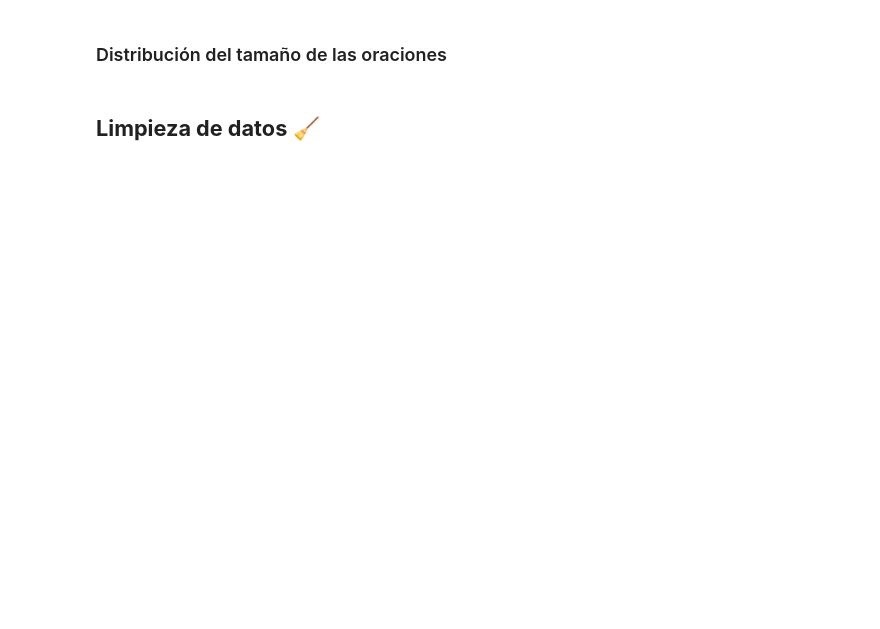
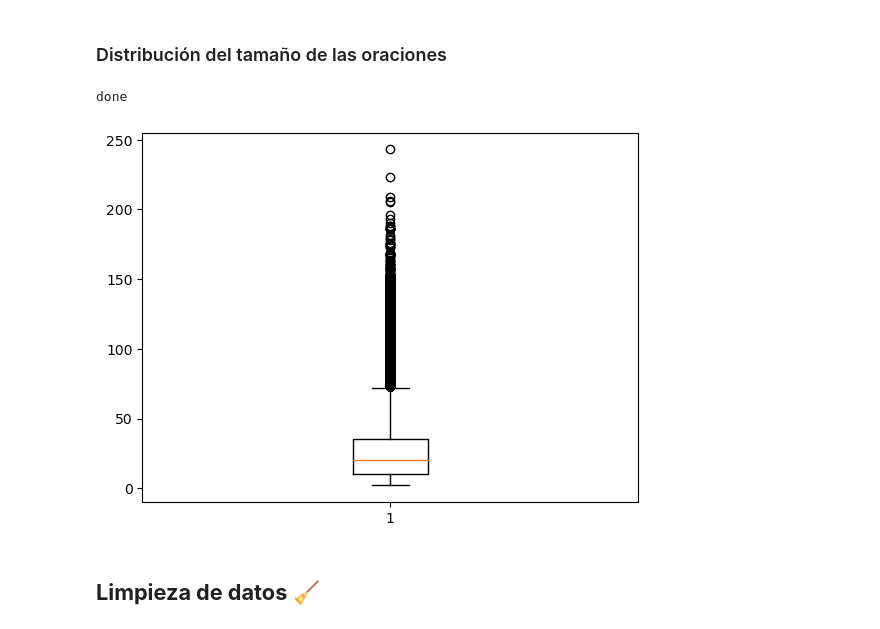
Before and after one commit to LANDBd/Aplicacion-N-Gramas, a Jupyter notebook: src/Preparación de Datos.ipynb, the cells around one changed output. Cells and saved outputs as stored; diff of their text form; code cells hidden in the pictures; blank space fills up the shorter version.

```diff
--- a/src/Preparación de Datos.ipynb
+++ b/src/Preparación de Datos.ipynb
@@ -76,3 +63,10 @@ fig.show()
+# %%
+sentenceLength = tuple(len(word_tokenize(sentence, "spanish")) for sentence in sentences)
+plt.boxplot(sentenceLength)
+print("done")
+# %% [output]
+done
+[figure, added]
 # %% [markdown]
 ## **Limpieza de datos** 🧹
 # %%
```
Also changed, not shown: parts of 18 cells of this notebook, 6 other files.
